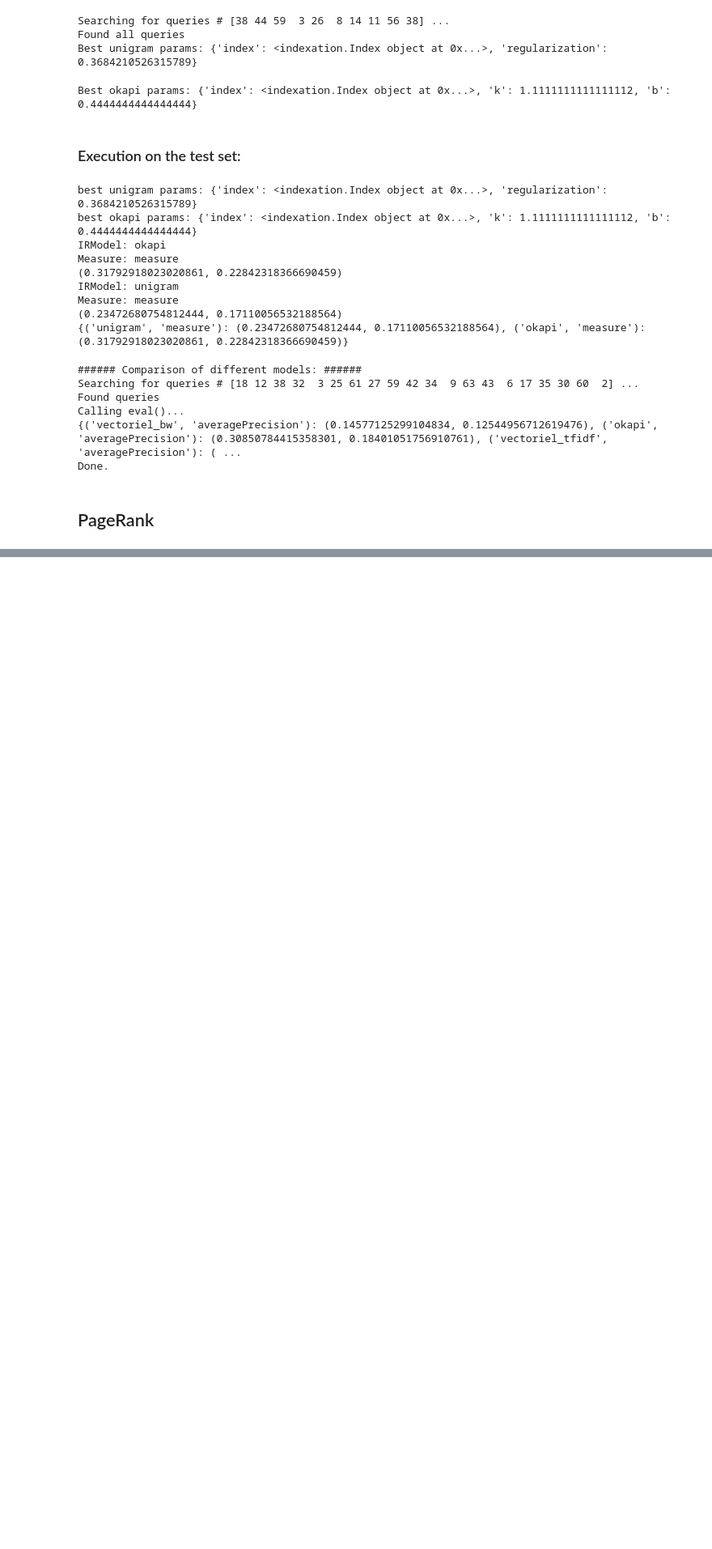
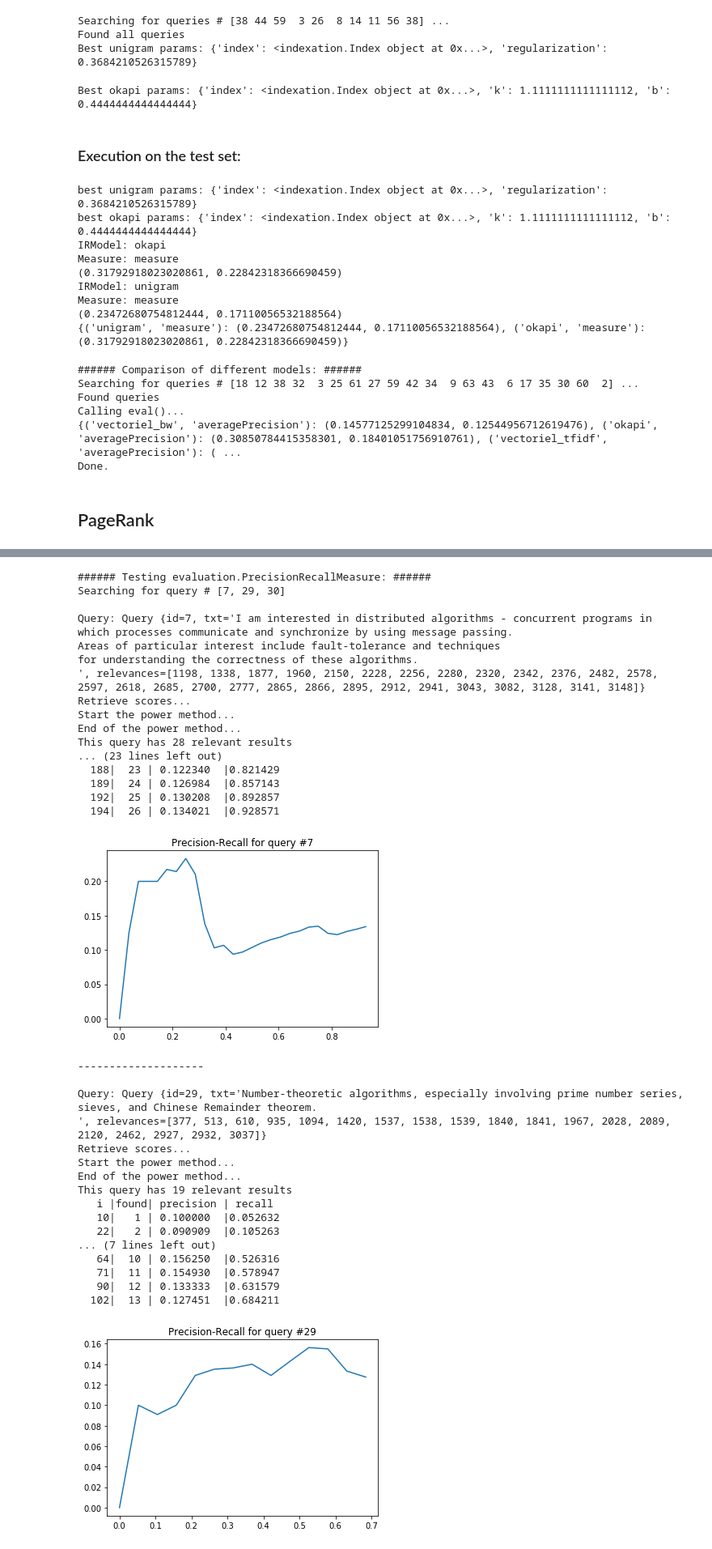
Before and after one commit to LoicH/RI, a Jupyter notebook: 1-text/main.ipynb, the cells around one changed output, grey strips where cells are left out. Shown: that part at 81% size. Drawn from its saved outputs; the diff is of its cells as text; code cells hidden in the pictures; blank space fills up the shorter version.

Commit message:
PageRank & Hits fini

```diff
--- a/1-text/main.ipynb
+++ b/1-text/main.ipynb
@@ -345,0 +299,64 @@ Graph:
+# %%
+pagerank_model = modeles.PageRankModel(idx, baseModel=vect, seedsNbr=20, parentsNbr=3)
+
+print("\n###### Testing evaluation.PrecisionRecallMeasure: ###### ")
+queryChosen = [7, 29, 30]
+qp = QueryParserCACM(cacm_qry, cacm_rel)
+query = qp.nextQuery()
+print("Searching for query #", queryChosen)
+while query is not None :
+    if int(query.getID()) in queryChosen:
+        print("\nQuery:", query)
+        queryTxt = stemmer.getTextRepresentation(query.getText())
+        print("Retrieve scores...")
+        ranking = pagerank_model.getRanking(queryTxt)
+        irlist = evaluation.IRList(query, ranking)
+        precisRecall = evaluation.PrecisionRecallMeasure(irlist)
+        pr = precisRecall.eval(verbose=True, nbLevel=100) # (recall, precision)
+        precision = [p for r,p in pr]
+        recall = [r for r,p in pr]
+        plt.plot(recall, precision)
+        plt.title("Precision-Recall for query #"+query.getID())
+        plt.show()
+        print(20*'-')
+
+
+    query = qp.nextQuery()
+print("Done.")
+# %% [output]
+###### Testing evaluation.PrecisionRecallMeasure: ######
+Searching for query # [7, 29, 30]
+
+Query: Query {id=7, txt='I am interested in distributed algorithms - concurrent programs in
+which processes communicate and synchronize by using message passing.
+Areas of particular interest include fault-tolerance and techniques
+for understanding the correctness of these algorithms.
+', relevances=[1198, 1338, 1877, 1960, 2150, 2228, 2256, 2280, 2320, 2342, 2376, 2482, 2578, 2597, 2618, 2685, 2700, 2777, 2865, 2866, 2895, 2912, 2941, 3043, 3082, 3128, 3141, 3148]}
+Retrieve scores...
+Start the power method...
+End of the power method...
+This query has 28 relevant results
+... (23 lines left out)
+  188|  23 | 0.122340  |0.821429
+  189|  24 | 0.126984  |0.857143
+  192|  25 | 0.130208  |0.892857
+  194|  26 | 0.134021  |0.928571
+[figure, added]
+--------------------
+
+Query: Query {id=29, txt='Number-theoretic algorithms, especially involving prime number series,
+sieves, and Chinese Remainder theorem.
+', relevances=[377, 513, 610, 935, 1094, 1420, 1537, 1538, 1539, 1840, 1841, 1967, 2028, 2089, 2120, 2462, 2927, 2932, 3037]}
+Retrieve scores...
+Start the power method...
+End of the power method...
+This query has 19 relevant results
+   i |found| precision | recall
+   10|   1 | 0.100000  |0.052632
+   22|   2 | 0.090909  |0.105263
+... (7 lines left out)
+   64|  10 | 0.156250  |0.526316
+   71|  11 | 0.154930  |0.578947
+   90|  12 | 0.133333  |0.631579
+  102|  13 | 0.127451  |0.684211
+[figure, added]
```
Also changed, not shown: parts of 8 cells of this notebook, 3 other files.
